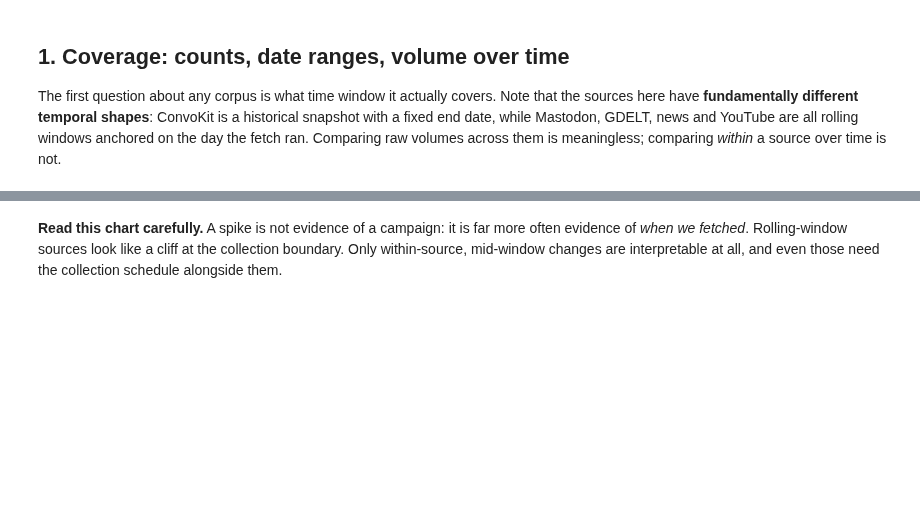
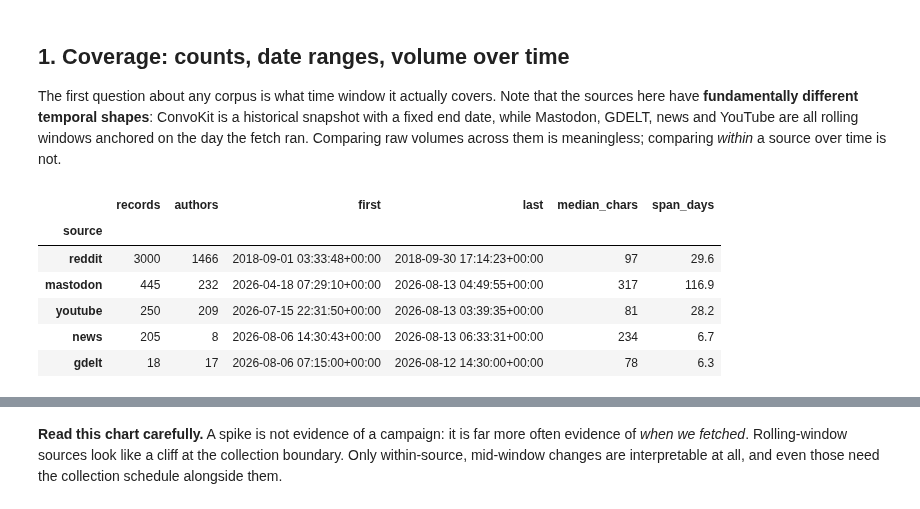
Before and after one commit to TEJAS-SAI-PRASHAD-K/narrative-intelligence, a Jupyter notebook: notebooks/01_corpus_eda.ipynb, the cells around one changed output, grey strips where cells are left out. Drawn from its saved outputs; the diff is of its cells as text; code cells hidden in the pictures; blank space fills up the shorter version.

```diff
--- a/notebooks/01_corpus_eda.ipynb
+++ b/notebooks/01_corpus_eda.ipynb
@@ -69,17 +75,26 @@ over time is not.
 # %%
 coverage = (
     df.groupby("source")
     .agg(
         records=("id", "count"),
         authors=("author_id", "nunique"),
         first=("timestamp", "min"),
         last=("timestamp", "max"),
         median_chars=("text_len", "median"),
     )
     .sort_values("records", ascending=False)
 )
 coverage["span_days"] = (coverage["last"] - coverage["first"]).dt.total_seconds() / 86400
-coverage.round(1)
+# Round only the numeric columns; .round() on a frame holding datetimes warns.
+coverage.style.format({"median_chars": "{:.0f}", "span_days": "{:.1f}"})
+# %% [output]
+|  | records | authors | first | last | median_chars | span_days |
+| source |  |  |  |  |  |  |
+| reddit | 3000 | 1466 | 2018-09-01 03:33:48+00:00 | 2018-09-30 17:14:23+00:00 | 97 | 29.6 |
+| mastodon | 445 | 232 | 2026-04-18 07:29:10+00:00 | 2026-08-13 04:49:55+00:00 | 317 | 116.9 |
+| youtube | 250 | 209 | 2026-07-15 22:31:50+00:00 | 2026-08-13 03:39:35+00:00 | 81 | 28.2 |
+| news | 205 | 8 | 2026-08-06 14:30:43+00:00 | 2026-08-13 06:33:31+00:00 | 234 | 6.7 |
+| gdelt | 18 | 17 | 2026-08-06 07:15:00+00:00 | 2026-08-12 14:30:00+00:00 | 78 | 6.3 |
 # %%
 fig, ax = plt.subplots(figsize=(11, 4.5))
 for source, group in df.groupby("source"):
```
Also changed, not shown: parts of 9 cells of this notebook, 9 other files.
